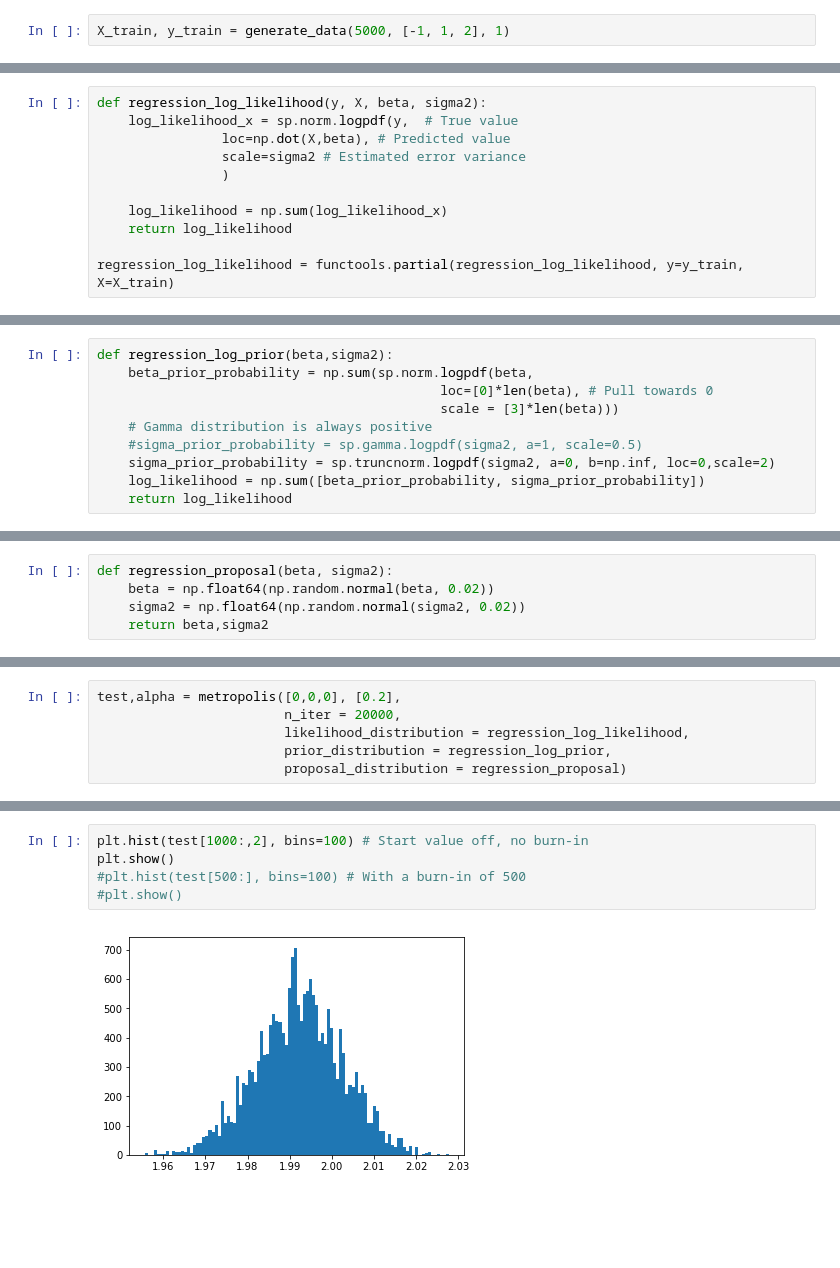
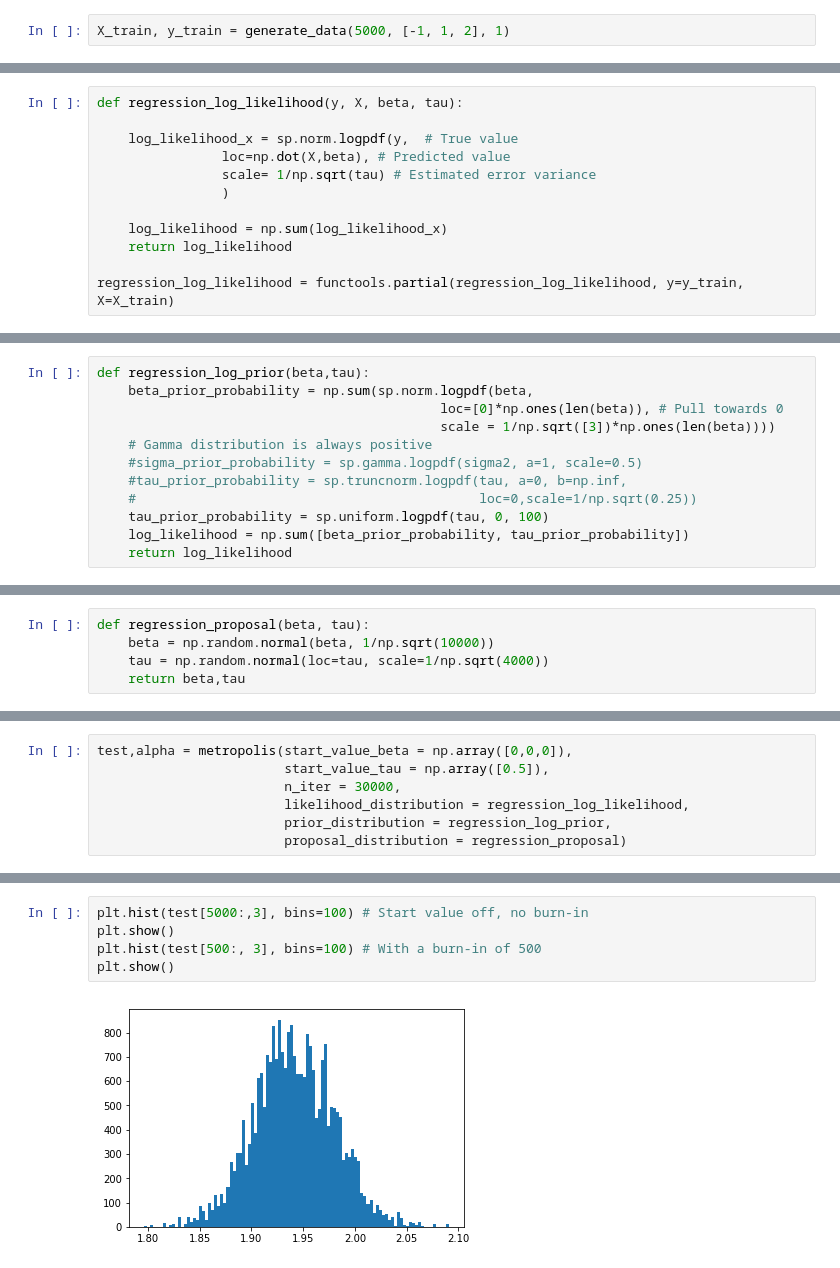
Before and after one commit to johaupt/bayesian_methods, a Jupyter notebook: MCMC_Metropolis_Hastings.ipynb, the cells around one changed output, grey strips where cells are left out. Saved outputs shown, nothing was run; the diff lists cells and outputs as text; blank space fills up the shorter version.

```diff
--- a/MCMC_Metropolis_Hastings.ipynb
+++ b/MCMC_Metropolis_Hastings.ipynb
@@ -108,8 +127,9 @@ X_train, y_train = generate_data(5000, [-1, 1, 2], 1)
 # %%
-def regression_log_likelihood(y, X, beta, sigma2):
+def regression_log_likelihood(y, X, beta, tau):
+
     log_likelihood_x = sp.norm.logpdf(y,  # True value
                 loc=np.dot(X,beta), # Predicted value
-                scale=sigma2 # Estimated error variance
+                scale= 1/np.sqrt(tau) # Estimated error variance
                 )
 
     log_likelihood = np.sum(log_likelihood_x)
@@ -119,10 +143,12 @@ regression_log_likelihood = functools.partial(regression_log_likelihood, y=y_tra
 # %%
-def regression_log_prior(beta,sigma2):
+def regression_log_prior(beta,tau):
     beta_prior_probability = np.sum(sp.norm.logpdf(beta,
-                                            loc=[0]*len(beta), # Pull towards 0
-                                            scale = [3]*len(beta)))
+                                            loc=[0]*np.ones(len(beta)), # Pull towards 0
+                                            scale = 1/np.sqrt([3])*np.ones(len(beta))))
     # Gamma distribution is always positive
     #sigma_prior_probability = sp.gamma.logpdf(sigma2, a=1, scale=0.5)
-    sigma_prior_probability = sp.truncnorm.logpdf(sigma2, a=0, b=np.inf, loc=0,scale=2)
-    log_likelihood = np.sum([beta_prior_probability, sigma_prior_probability])
+    #tau_prior_probability = sp.truncnorm.logpdf(tau, a=0, b=np.inf,
+    #                                            loc=0,scale=1/np.sqrt(0.25))
+    tau_prior_probability = sp.uniform.logpdf(tau, 0, 100)
+    log_likelihood = np.sum([beta_prior_probability, tau_prior_probability])
     return log_likelihood
@@ -129,5 +162,5 @@ def regression_log_prior(beta,sigma2):
 # %%
-def regression_proposal(beta, sigma2):
-    beta = np.float64(np.random.normal(beta, 0.02))
-    sigma2 = np.float64(np.random.normal(sigma2, 0.02))
-    return beta,sigma2
+def regression_proposal(beta, tau):
+    beta = np.random.normal(beta, 1/np.sqrt(10000))
+    tau = np.random.normal(loc=tau, scale=1/np.sqrt(4000))
+    return beta,tau
@@ -172,8 +223,9 @@ def metropolis(start_value_beta, start_value_sigma2,
 
     return chain,chain_acceptance_ratio
 # %%
-test,alpha = metropolis([0,0,0], [0.2],
-                        n_iter = 20000,
+test,alpha = metropolis(start_value_beta = np.array([0,0,0]),
+                        start_value_tau = np.array([0.5]),
+                        n_iter = 30000,
                         likelihood_distribution = regression_log_likelihood,
                         prior_distribution = regression_log_prior,
                         proposal_distribution = regression_proposal)
@@ -184,7 +238,7 @@ np.mean(alpha)
 # %%
-plt.hist(test[1000:,2], bins=100) # Start value off, no burn-in
+plt.hist(test[5000:,3], bins=100) # Start value off, no burn-in
 plt.show()
-#plt.hist(test[500:], bins=100) # With a burn-in of 500
-#plt.show()
+plt.hist(test[500:, 3], bins=100) # With a burn-in of 500
+plt.show()
 # %% [output]
-[figure, old version]
+[figure, new version]
```
Also changed, not shown: parts of 15 cells of this notebook, 4 other files.
